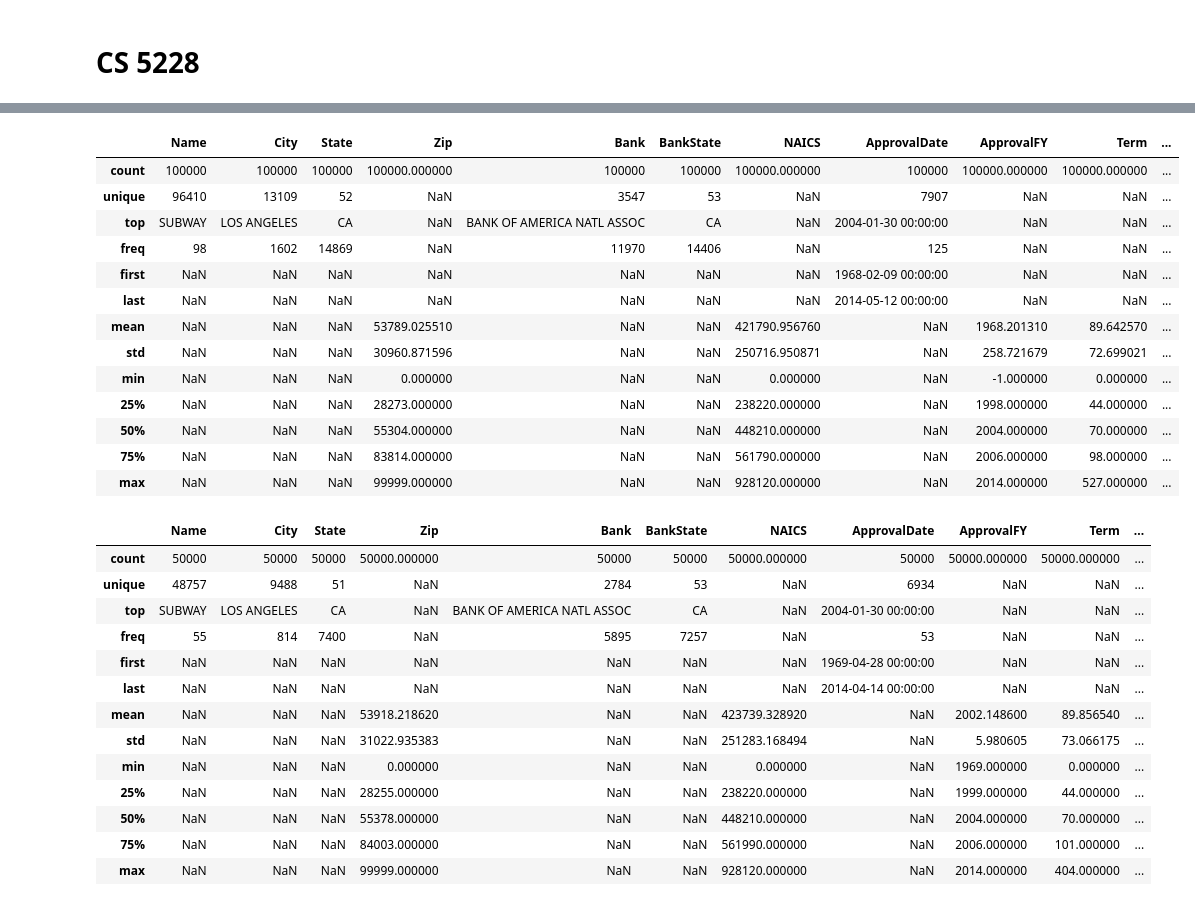
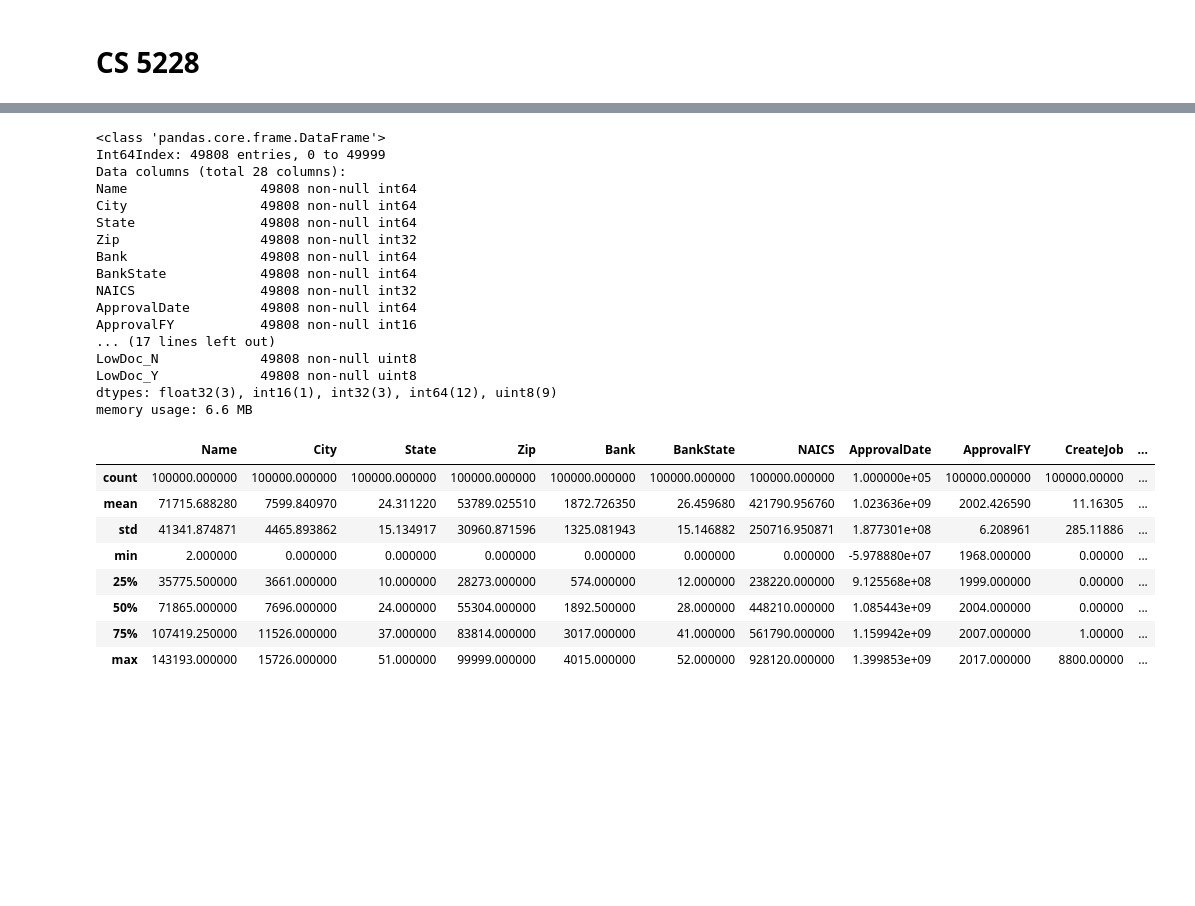
Before and after one commit to pocketgirl89757/CS5228_Project, a Jupyter notebook: data_cleaning.ipynb, the cells around one changed output, grey strips where cells are left out. Saved outputs shown, nothing was run; the diff lists cells and outputs as text; code cells hidden in the pictures; blank space fills up the shorter version.

```diff
--- a/data_cleaning.ipynb
+++ b/data_cleaning.ipynb
@@ -63,0 +35,12 @@ df_test = one_hot_encoding_common(df_test)
+# %%
+# Process Training Data
+# drop_columns = ['CreateJob','RetainedJob','City','Name','Zip','BankState']
+
+drop_columns = []
+
+le = generate_labels()
+
+base_dropna = get_data(le=le,type='train', dropna=True, get_dummy=True, feature_split=False, values_only=True,drop_columns=drop_columns)
+base_fillna = get_data(le=le,type='train', dropna=False, get_dummy=True, feature_split=False, values_only=True,drop_columns=drop_columns)
+feature_dropna = get_data(le=le,type='train', dropna=True, get_dummy=True, feature_split=True, values_only=True,drop_columns=drop_columns)
+feature_fillna = get_data(le=le,type='train', dropna=False, get_dummy=True, feature_split=True, values_only=True,drop_columns=drop_columns)
@@ -64,34 +67,36 @@ df_test = one_hot_encoding_common(df_test)
+# %%
+# Process Test Data
+feature_test = get_data(le=le,type='test', dropna=False, get_dummy=True, feature_split=True, values_only=True,drop_columns=drop_columns)
+base_test = get_data(le=le,type='test', dropna=False, get_dummy=True, feature_split=False, values_only=True,drop_columns=drop_columns)
+# %%
+base_dropna.info()
+# %% [output]
+<class 'pandas.core.frame.DataFrame'>
+Int64Index: 49808 entries, 0 to 49999
+Data columns (total 28 columns):
+Name                 49808 non-null int64
+City                 49808 non-null int64
+State                49808 non-null int64
+Zip                  49808 non-null int32
+Bank                 49808 non-null int64
+BankState            49808 non-null int64
+NAICS                49808 non-null int32
+ApprovalDate         49808 non-null int64
+ApprovalFY           49808 non-null int16
+... (17 lines left out)
+LowDoc_N             49808 non-null uint8
+LowDoc_Y             49808 non-null uint8
+dtypes: float32(3), int16(1), int32(3), int64(12), uint8(9)
+memory usage: 6.6 MB
 # %%
-df_test.describe(include='all')
+feature_test.describe(include='all')
 # %% [output]
-|  | Name | City | State | Zip | Bank | BankState | NAICS | ApprovalDate | ApprovalFY | Term | ... |
-| count | 100000 | 100000 | 100000 | 100000.000000 | 100000 | 100000 | 100000.000000 | 100000 | 100000.000000 | 100000.000000 | ... |
-| unique | 96410 | 13109 | 52 | NaN | 3547 | 53 | NaN | 7907 | NaN | NaN | ... |
-| top | SUBWAY | LOS ANGELES | CA | NaN | BANK OF AMERICA NATL ASSOC | CA | NaN | 2004-01-30 00:00:00 | NaN | NaN | ... |
-| freq | 98 | 1602 | 14869 | NaN | 11970 | 14406 | NaN | 125 | NaN | NaN | ... |
-| first | NaN | NaN | NaN | NaN | NaN | NaN | NaN | 1968-02-09 00:00:00 | NaN | NaN | ... |
-| last | NaN | NaN | NaN | NaN | NaN | NaN | NaN | 2014-05-12 00:00:00 | NaN | NaN | ... |
-| mean | NaN | NaN | NaN | 53789.025510 | NaN | NaN | 421790.956760 | NaN | 1968.201310 | 89.642570 | ... |
-| std | NaN | NaN | NaN | 30960.871596 | NaN | NaN | 250716.950871 | NaN | 258.721679 | 72.699021 | ... |
-| min | NaN | NaN | NaN | 0.000000 | NaN | NaN | 0.000000 | NaN | -1.000000 | 0.000000 | ... |
-| 25% | NaN | NaN | NaN | 28273.000000 | NaN | NaN | 238220.000000 | NaN | 1998.000000 | 44.000000 | ... |
-| 50% | NaN | NaN | NaN | 55304.000000 | NaN | NaN | 448210.000000 | NaN | 2004.000000 | 70.000000 | ... |
-| 75% | NaN | NaN | NaN | 83814.000000 | NaN | NaN | 561790.000000 | NaN | 2006.000000 | 98.000000 | ... |
-| max | NaN | NaN | NaN | 99999.000000 | NaN | NaN | 928120.000000 | NaN | 2014.000000 | 527.000000 | ... |
+|  | Name | City | State | Zip | Bank | BankState | NAICS | ApprovalDate | ApprovalFY | CreateJob | ... |
+| count | 100000.000000 | 100000.000000 | 100000.000000 | 100000.000000 | 100000.000000 | 100000.000000 | 100000.000000 | 1.000000e+05 | 100000.000000 | 100000.00000 | ... |
+| mean | 71715.688280 | 7599.840970 | 24.311220 | 53789.025510 | 1872.726350 | 26.459680 | 421790.956760 | 1.023636e+09 | 2002.426590 | 11.16305 | ... |
+| std | 41341.874871 | 4465.893862 | 15.134917 | 30960.871596 | 1325.081943 | 15.146882 | 250716.950871 | 1.877301e+08 | 6.208961 | 285.11886 | ... |
+| min | 2.000000 | 0.000000 | 0.000000 | 0.000000 | 0.000000 | 0.000000 | 0.000000 | -5.978880e+07 | 1968.000000 | 0.00000 | ... |
+| 25% | 35775.500000 | 3661.000000 | 10.000000 | 28273.000000 | 574.000000 | 12.000000 | 238220.000000 | 9.125568e+08 | 1999.000000 | 0.00000 | ... |
+| 50% | 71865.000000 | 7696.000000 | 24.000000 | 55304.000000 | 1892.500000 | 28.000000 | 448210.000000 | 1.085443e+09 | 2004.000000 | 0.00000 | ... |
+| 75% | 107419.250000 | 11526.000000 | 37.000000 | 83814.000000 | 3017.000000 | 41.000000 | 561790.000000 | 1.159942e+09 | 2007.000000 | 1.00000 | ... |
+| max | 143193.000000 | 15726.000000 | 51.000000 | 99999.000000 | 4015.000000 | 52.000000 | 928120.000000 | 1.399853e+09 | 2017.000000 | 8800.00000 | ... |
-# %%
-base_fillna.describe(include='all')
-# %% [output]
-|  | Name | City | State | Zip | Bank | BankState | NAICS | ApprovalDate | ApprovalFY | Term | ... |
-| count | 50000 | 50000 | 50000 | 50000.000000 | 50000 | 50000 | 50000.000000 | 50000 | 50000.000000 | 50000.000000 | ... |
-| unique | 48757 | 9488 | 51 | NaN | 2784 | 53 | NaN | 6934 | NaN | NaN | ... |
-| top | SUBWAY | LOS ANGELES | CA | NaN | BANK OF AMERICA NATL ASSOC | CA | NaN | 2004-01-30 00:00:00 | NaN | NaN | ... |
-| freq | 55 | 814 | 7400 | NaN | 5895 | 7257 | NaN | 53 | NaN | NaN | ... |
-| first | NaN | NaN | NaN | NaN | NaN | NaN | NaN | 1969-04-28 00:00:00 | NaN | NaN | ... |
-| last | NaN | NaN | NaN | NaN | NaN | NaN | NaN | 2014-04-14 00:00:00 | NaN | NaN | ... |
-| mean | NaN | NaN | NaN | 53918.218620 | NaN | NaN | 423739.328920 | NaN | 2002.148600 | 89.856540 | ... |
-| std | NaN | NaN | NaN | 31022.935383 | NaN | NaN | 251283.168494 | NaN | 5.980605 | 73.066175 | ... |
-| min | NaN | NaN | NaN | 0.000000 | NaN | NaN | 0.000000 | NaN | 1969.000000 | 0.000000 | ... |
-| 25% | NaN | NaN | NaN | 28255.000000 | NaN | NaN | 238220.000000 | NaN | 1999.000000 | 44.000000 | ... |
-| 50% | NaN | NaN | NaN | 55378.000000 | NaN | NaN | 448210.000000 | NaN | 2004.000000 | 70.000000 | ... |
-| 75% | NaN | NaN | NaN | 84003.000000 | NaN | NaN | 561990.000000 | NaN | 2006.000000 | 101.000000 | ... |
-| max | NaN | NaN | NaN | 99999.000000 | NaN | NaN | 928120.000000 | NaN | 2014.000000 | 404.000000 | ... |
```
Also changed, not shown: parts of 15 cells of this notebook, 2 other files.
